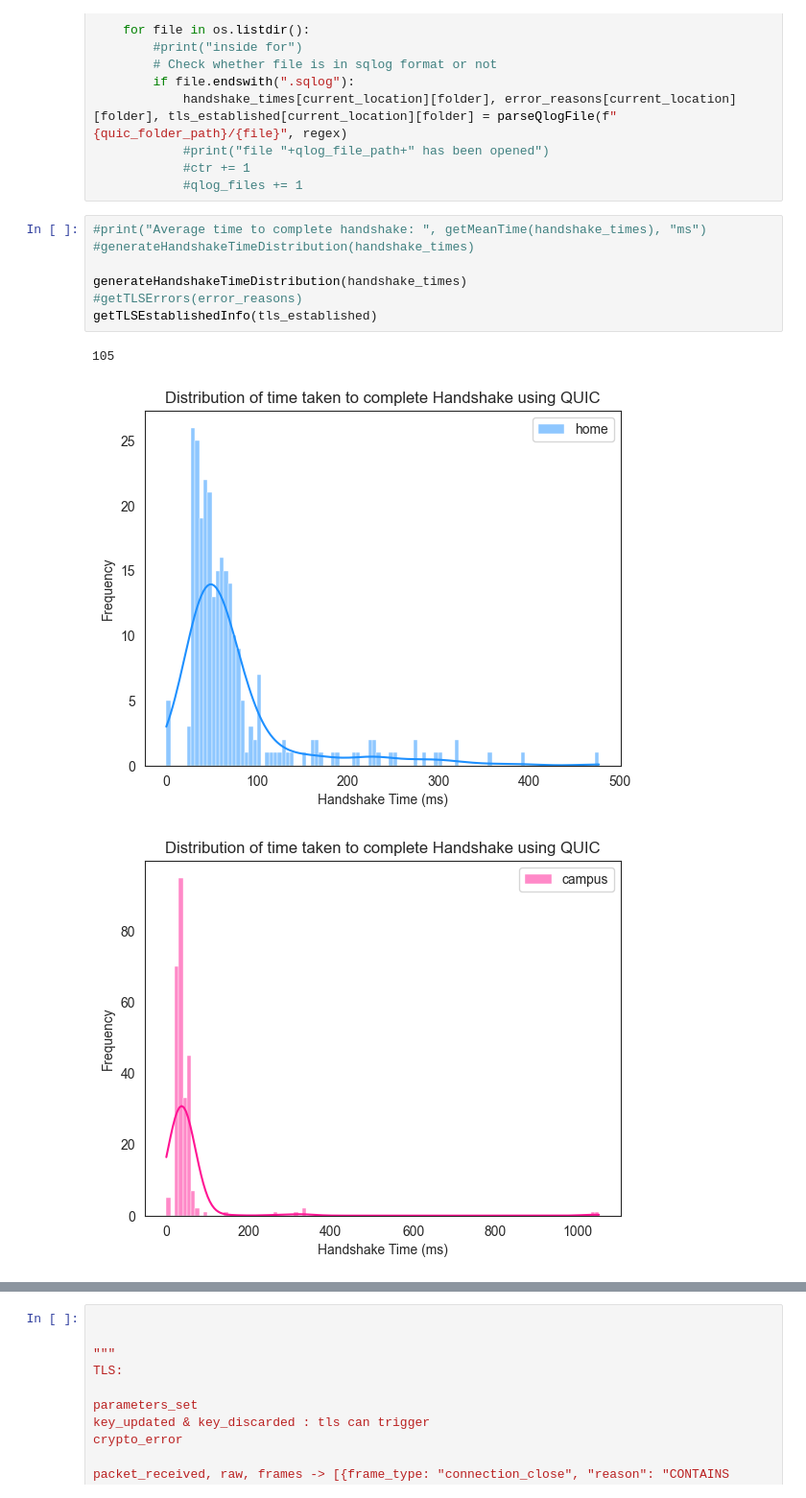
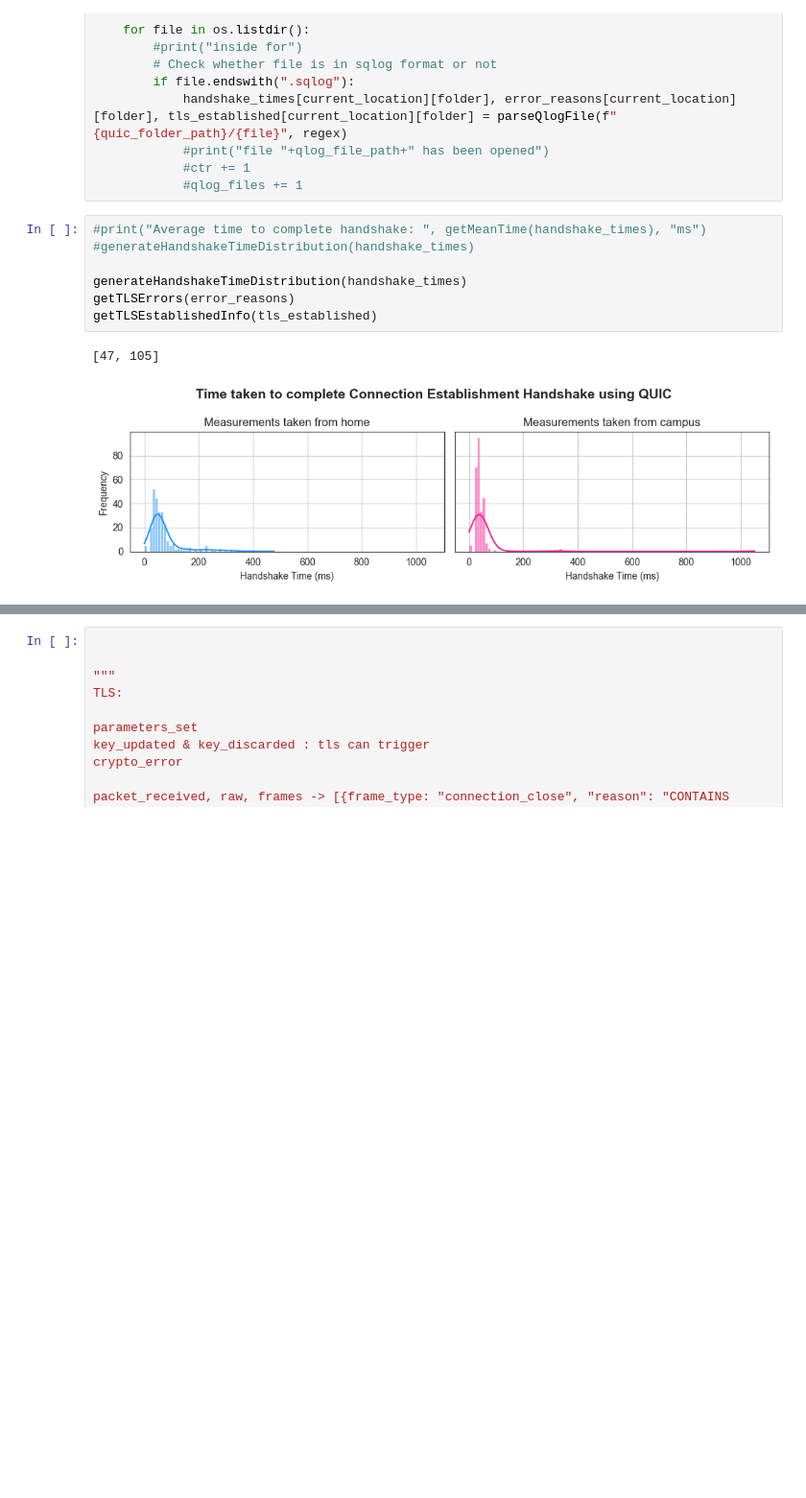
Before and after one commit to laradagata/l4project, a Jupyter notebook: src/main/data_analysis.ipynb, the cells around one changed output, grey strips where cells are left out. Shown at 96% size. Cells and saved outputs as stored; diff of their text form; blank space fills up the shorter version.

Commit message:
Fixed histogram for handshake time

```diff
--- a/src/main/data_analysis.ipynb
+++ b/src/main/data_analysis.ipynb
@@ -298,11 +288,10 @@ for folder in os.listdir():
 # %%
 #print("Average time to complete handshake: ", getMeanTime(handshake_times), "ms")
 #generateHandshakeTimeDistribution(handshake_times)
 
 generateHandshakeTimeDistribution(handshake_times)
-#getTLSErrors(error_reasons)
+getTLSErrors(error_reasons)
 getTLSEstablishedInfo(tls_established)
 # %% [output]
-105
+[47, 105]
-[figure, old version]
+[figure, new version]
-[figure, removed]
```
Also changed, not shown: parts of 3 cells of this notebook.
